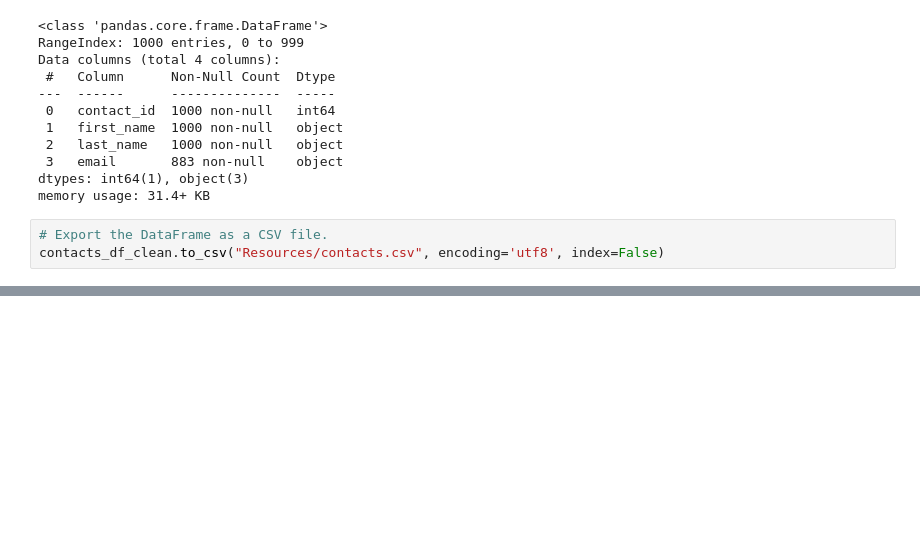
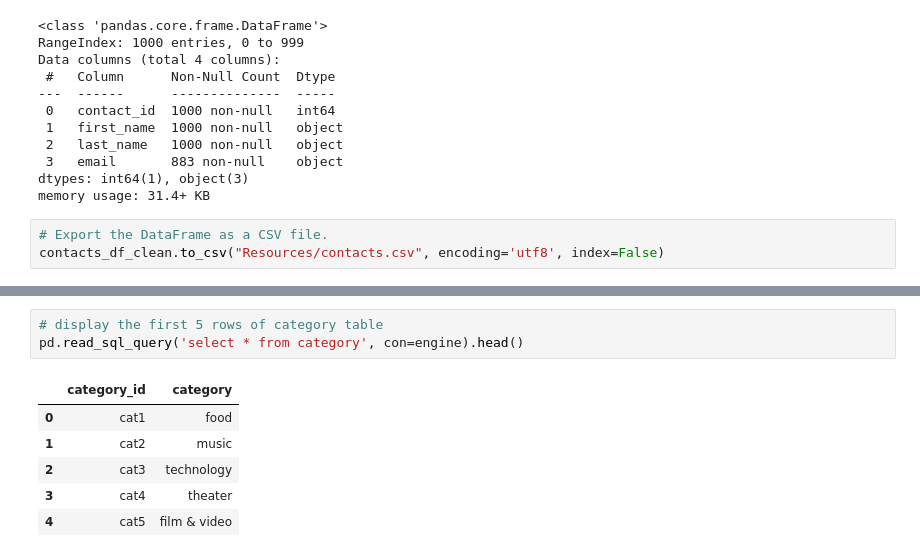
Before and after one commit to vinayvattipally-22/Crowdfunding_ELT, a Jupyter notebook: ETL_Mini_Project_AJTV_HZBV.ipynb, the cells around one changed output, grey strips where cells are left out. Drawn from its saved outputs; the diff is of its cells as text; blank space fills up the shorter version.

```diff
--- a/ETL_Mini_Project_AJTV_HZBV.ipynb
+++ b/ETL_Mini_Project_AJTV_HZBV.ipynb
@@ -552,0 +615,10 @@ contacts_df_clean.to_csv("Resources/contacts.csv", encoding='utf8', index=False)
+# %%
+# display the first 5 rows of category table
+pd.read_sql_query('select * from category', con=engine).head()
+# %% [output]
+|  | category_id | category |
+| 0 | cat1 | food |
+| 1 | cat2 | music |
+| 2 | cat3 | technology |
+| 3 | cat4 | theater |
+| 4 | cat5 | film & video |
```
Also changed, not shown: parts of 8 cells of this notebook, 2 other files.
